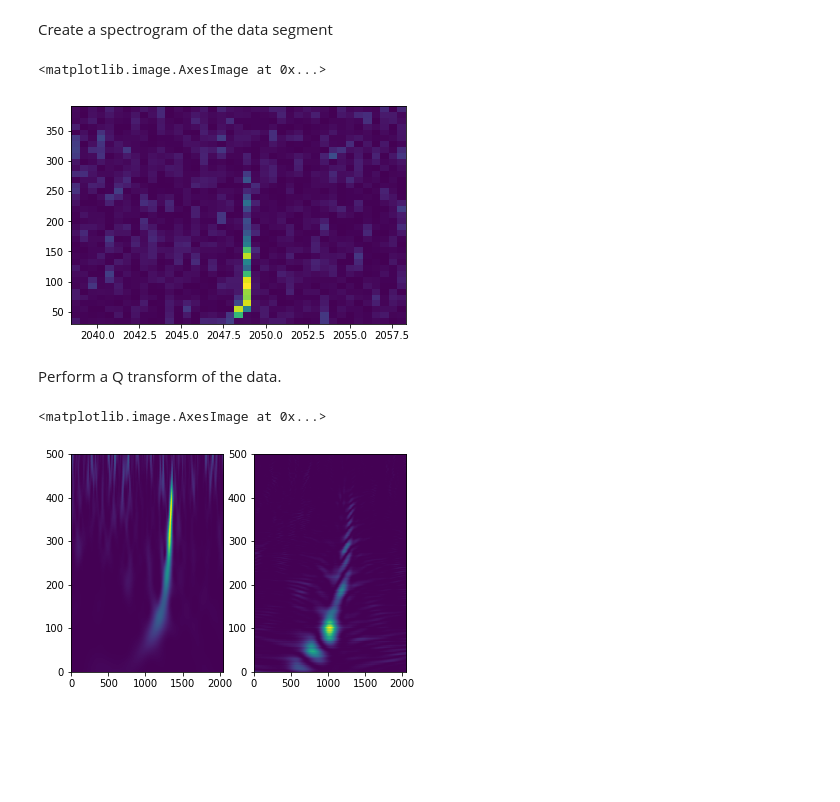
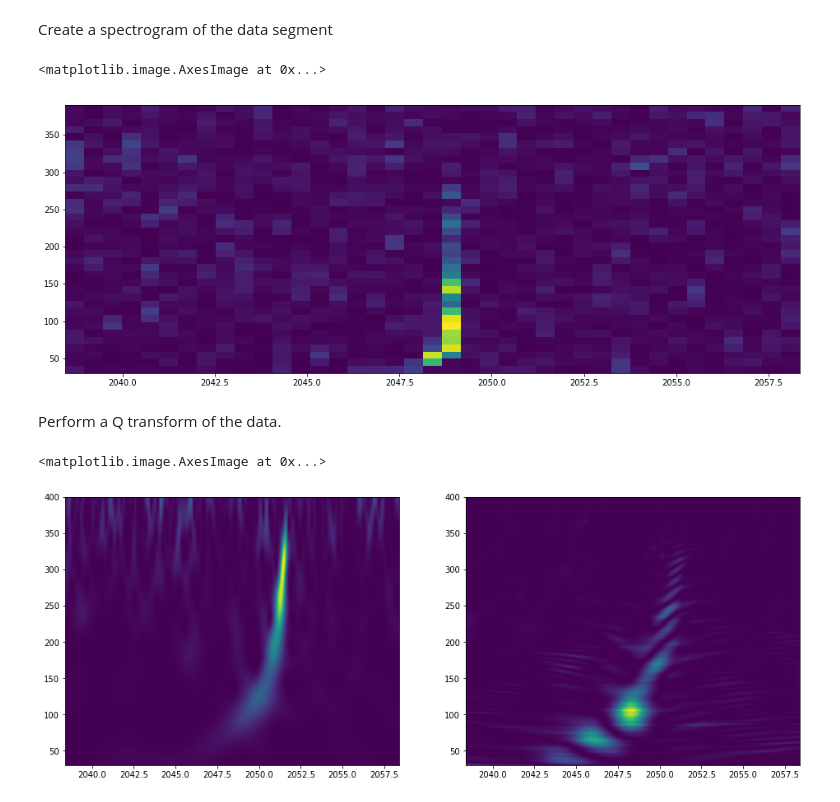
Before and after one commit to connor-mcisaac/gw_test, a Jupyter notebook: FFTonly/TimeFrequency.ipynb, the cells around one changed output. Cells and saved outputs as stored; diff of their text form; code cells hidden in the pictures; blank space fills up the shorter version.

```diff
--- a/FFTonly/TimeFrequency.ipynb
+++ b/FFTonly/TimeFrequency.ipynb
@@ -17,7 +17,8 @@ def Hann(n, N):
 
 def calcpsd(x, y, windowl, window):
     """Calculate the PSD from the signal time series averaged from the PSDs of length windowl.
-    Use given window to smooth each fft. Return the PSD as an interpolated function"""
+    Use given window to smooth each fft. Return the PSD as an interpolated function.
+    Median correction term defined in FINDCHIRP paper."""
     dx = x[1] - x[0]
     neach = int(windowl/dx)
     nfft = int(2 * len(y)//neach - 1)
@@ -28,31 +29,26 @@ def calcpsd(x, y, windowl, window):
     mask = window(np.arange(neach), neach)
     for i in range(0, nfft):
         windowed = y[i*shift:i*shift + neach]*mask
-        asds[i, :] = np.fft.rfft(windowed)
-        psds[i, :] = asds[i, :]*np.conj(asds[i, :])
-    psd = np.mean(psds**(0.5), axis=0)**2
+        asds[i, :] = np.fft.rfft(windowed)*dx
+        psds[i, :] = 2*(freq[1]-freq[0])*asds[i, :]*np.conj(asds[i, :])/(np.sum(mask**2)/neach)
+    if nfft%2 == 0:
+        median_correction = 1
+    else:
+        median_correction = np.sum(np.power(-1.*np.ones(nfft), np.arange(nfft)+2)/(np.arange(nfft)+1))
+    psd = np.median(psds, axis=0)/median_correction
     psdi = interp1d(freq, np.real(psd), axis=0, bounds_error=False, fill_value=0)
     return psdi
 
 
-def whiten(x, y, psd0, trunct):
+def whiten(x, y, psd0):
     """use interpolated psd to whiten given data"""
     dx = x[1] - x[0]
     num = np.size(x)
     fs = int(1/dx)
     freqs = np.fft.rfftfreq(num, dx)
-    """
-    fullf_psd = psd0(freqs)
-    fullt_psd = np.fft.irfft(fullf_psd)
-    cutstart = int(len(fullt_psd)//2) - int(trunct*fs/2)
-    trunct_psd = fullt_psd[cutstart:cutstart+trunct*fs]
-    truncf_psd_f = np.fft.rfftfreq(len(trunct_psd), dx)
-    truncf_psd_a = np.fft.rfft(trunct_psd)
-    psd = interp1d(truncf_psd_f, (truncf_psd_a*np.conj(truncf_psd_a))**0.5, axis=0, bounds_error=False, fill_value=0)
-    """
-    yft = np.fft.rfft(y)
-    white_yft = yft/(np.sqrt(psd0(freqs)))
-    white_y = np.fft.irfft(white_yft, n=num)
+    yft = np.fft.rfft(y)*dx
+    white_yft = yft/np.sqrt(psd0(freqs))
+    white_y = np.fft.irfft(white_yft)*(freqs[1]-freqs[0])*num
     return np.real(white_y)
 
 
@@ -74,7 +70,7 @@ print('GW150914 merger occured at t = ', eventt)
 
 #Whiten the strain data
 psd = calcpsd(ts0, strain0, 4, Hann)
-strain1 = whiten(ts0, strain0, psd, 4)
+strain1 = whiten(ts0, strain0, psd)
 
 #Cut time-series to small section around event
 strain = strain1[int((eventt-10)*fs):int((eventt+10)*fs)]
@@ -87,32 +83,33 @@ Create a spectrogram of the data segment
 # %%
 def spectrogram(x, y, windowtype, dxspec, ymin, ymax):
     """create a 2D spectrogram from time-series data
     define type of window to be used. dxspec defines f and x resolution"""
     dx = x[1] - x[0]
     neach = int(dxspec*2//dx)
     xstart = int(neach//2)
     xend = len(x) - xstart - 1
     jump = xstart
     nfft = int((xend - xstart)//jump)
     xspec = np.linspace(x[xstart], x[xend], num=nfft)
     yspec = np.fft.rfftfreq(neach, dx)
     z = np.zeros((nfft, len(yspec)), dtype='complex')
     window = windowtype(np.arange(neach), neach)
     for i in range(0, nfft):
-        asd = np.fft.rfft(y[i*jump:i*jump+neach]*window)
+        asd = np.fft.rfft(y[i*jump:i*jump+neach]*window)*dx
         z[i, :] = asd*np.conj(asd)
     i1 = np.argmax(yspec > ymin)
     i2 = np.argmax(yspec > ymax)
     return xspec, yspec[i1:i2], np.real(z[:, i1:i2])
 
 
 f1, f2 = 30, 400
 t, f, spec = spectrogram(ts, strain, Hann, 0.05, f1, f2)
-plt.figure()
-plt.imshow(np.transpose(spec[int(9/0.05):-int(9/0.05), :]), cmap='viridis', origin='lower', aspect='auto', extent=[t[0],t[-1],f[0],f[-1]])
+plt.figure(figsize=(16, 6))
+plt.imshow(np.transpose(spec[int(9/0.05):-int(9/0.05), :]),
+           cmap='viridis', origin='lower', aspect='auto', extent=[t[0],t[-1],f[0],f[-1]])
 # %% [output]
 <matplotlib.image.AxesImage at 0x...>
-[figure, old version]
+[figure, new version]
 # %% [markdown]
 Perform a Q transform of the data.
 # %%
@@ -147,9 +144,9 @@ def fast_qtransform(x, y, qval, window, yeval):
         windown = int(qval/(fi*dx))
         windowy = np.zeros((num), dtype='float')
         windowy[:windown] += window(np.arange(windown), windown)
-        windowft = np.fft.rfft(windowy)
+        windowft = np.fft.rfft(windowy)*dx
         qft = yfti*np.conj(windowft)
-        q0 = np.fft.irfft(qft)
+        q0 = np.fft.irfft(qft)*(freqs[1]-freqs[0])*num
         q[:, i] = q0*np.conj(q0)
     return np.real(q)
 
@@ -158,11 +155,13 @@ feval = np.geomspace(f1, f2, endpoint=True, num=500)
 #feval = np.linspace(f1, f2, endpoint=True, num=100)
 qslow = slow_qtransform(ts, strain, 5, Hann, feval)
 qfast = fast_qtransform(ts, strain, 5, Hann, feval)
-plt.figure()
+plt.figure(figsize=(16, 6))
 plt.subplot(1, 2, 1)
-plt.imshow(np.transpose(qslow[int(9.7*fs):-int(9.8*fs), :]), cmap='viridis', origin='lower', aspect='auto')
+plt.imshow(np.transpose(qslow[int(9.7*fs):-int(9.8*fs), :]),
+          cmap='viridis', origin='lower', aspect='auto', extent=[ts[0],ts[-1],feval[0],feval[-1]])
 plt.subplot(1, 2, 2)
-plt.imshow(np.transpose(qfast[int(9.7*fs):-int(9.8*fs), :]), cmap='viridis', origin='lower', aspect='auto')
+plt.imshow(np.transpose(qfast[int(9.7*fs):-int(9.8*fs), :]),
+          cmap='viridis', origin='lower', aspect='auto', extent=[ts[0],ts[-1],feval[0],feval[-1]])
 # %% [output]
 <matplotlib.image.AxesImage at 0x...>
-[figure, old version]
+[figure, new version]
```
Also changed, not shown: 2 other files.
